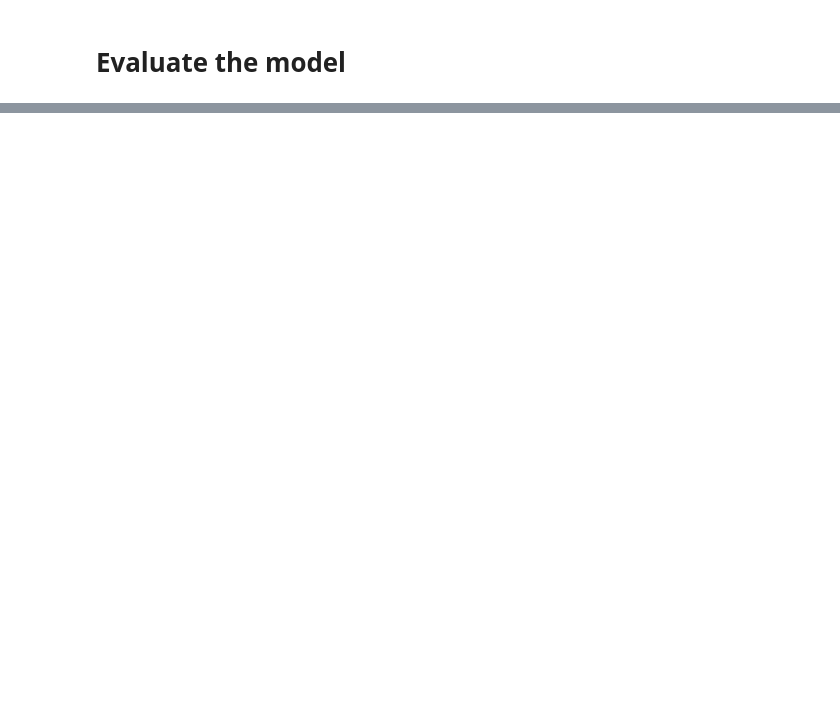
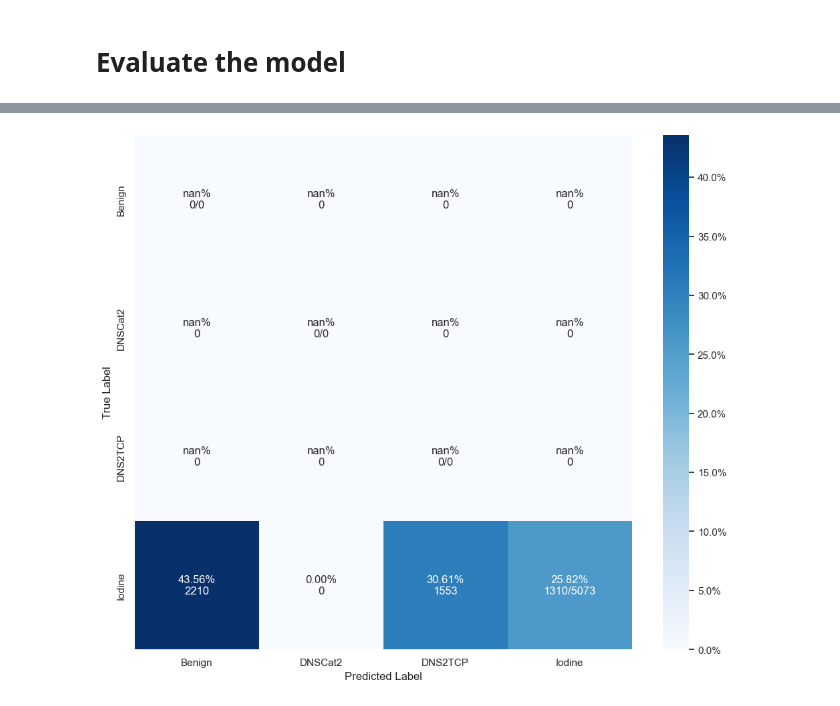
Before and after one commit to KamiYuri/doh-exfitration-detector, a Jupyter notebook: run_model.ipynb, the cells around one changed output, grey strips where cells are left out. Drawn from its saved outputs; the diff is of its cells as text; code cells hidden in the pictures; blank space fills up the shorter version.

```diff
--- a/run_model.ipynb
+++ b/run_model.ipynb
@@ -27,14 +29,14 @@ print(this_dir)
 
 # NUM_FEATURE = len(data_test_without_flow.columns) - 1
 NUM_FEATURE = 512
-NUM_PACKETS_PER_FLOW = 15
+NUM_PACKETS_PER_FLOW = 20
 EPOCHS = 5
-NUM_CLASSES = 3
+NUM_CLASSES = 4
 
 EXPERIMENT_NAME = f"RUN-{NUM_PACKETS_PER_FLOW}-{NUM_FEATURE}"
 
 
-MODEL_PATH = this_dir / "results" / "model.keras"
+MODEL_PATH = Path('/home/bkcs/Desktop/DOH-ONLY-CHROME-GOOGLE-20-512-REDUCED/model.h5')
 # MODEL_PATH = this_dir / "results" / f"DED-{NUM_PACKETS_PER_FLOW}-{NUM_FEATURE}-NEW" / "model.keras"
 
 print("Model path: ",  MODEL_PATH)
@@ -55,14 +57,14 @@ data_dir = this_dir
 class Label(Enum):
     benign = 0
     dnscat2 = 1
-    # dns2tcp = 2
-    iodine = 2
+    dns2tcp = 2
+    iodine = 3
 
-label_str = 'iodine'
 
-data = pd.read_csv(data_dir / 'dataset' / "iodine_real_1111.csv", nrows=None)
-# data = pd.read_csv(data_dir / "tung" / f"{label_str}" / f"out.csv")
-data['label'] = Label[label_str].value
+datapath = Path("/home/bkcs/Downloads/Telegram Desktop/iodine_real.csv")
+
+data = pd.read_csv(datapath, nrows=None)
+data['label'] = Label['iodine'].value
 
 print(str(data.groupby('flow_id').size().count()))
 # %% [output]
@@ -106,7 +108,7 @@ x_test shape:  (252, 15, 512, 1)
 # %% [markdown]
 # Load the model
 # %%
-model = tf.keras.models.load_model(MODEL_PATH)
+model = tf.keras.models.load_model("/home/bkcs/Desktop/DOH-ONLY-CHROME-GOOGLE-20-512-REDUCED/model.h5")
 
 model.summary()
 # %% [output]
@@ -209,0 +171,62 @@ Percentage of 2: 68.65079365079364%
+# %%
+from matplotlib.ticker import PercentFormatter
+import matplotlib.pyplot as plt
+import seaborn as sns
+from sklearn.metrics import confusion_matrix
+
+
+def cm_analysis(y_true, y_pred, labels, classes, ymap=None, figsize=(17, 17)):
+    """
+    Generate matrix plot of confusion matrix with pretty annotations.
+    The plot image is saved to disk.
+    args:
+      y_true:    true label of the data, with shape (nsamples,)
+      y_pred:    prediction of the data, with shape (nsamples,)
+      filename:  filename of figure file to save
+      labels:    string array, name the order of class labels in the confusion matrix.
+                 use `clf.classes_` if using scikit-learn models.
+                 with shape (nclass,).
+      classes:   aliases for the labels. String array to be shown in the cm plot.
+      ymap:      dict: any -> string, length == nclass.
+                 if not None, map the labels & ys to more understandable strings.
+                 Caution: original y_true, y_pred and labels must align.
+      figsize:   the size of the figure plotted.
+    """
+    sns.set(font_scale=1)
+
+    if ymap is not None:
+        y_pred = [ymap[yi] for yi in y_pred]
+        y_true = [ymap[yi] for yi in y_true]
+        labels = [ymap[yi] for yi in labels]
+    cm = confusion_matrix(y_true, y_pred, labels=labels)
+    cm_sum = np.sum(cm, axis=1, keepdims=True)
+    cm_perc = cm / cm_sum.astype(float) * 100
+    annot = np.empty_like(cm).astype(str)
+    nrows, ncols = cm.shape
+    for i in range(nrows):
+        for j in range(ncols):
+            c = cm[i, j]
+            p = cm_perc[i, j]
+            if i == j:
+                s = cm_sum[i]
+                annot[i, j] = '%.2f%%\n%d/%d' % (p, c, s[0])
+            #elif c == 0:
+            #    annot[i, j] = ''
+            else:
+                annot[i, j] = '%.2f%%\n%d' % (p, c)
+    cm = confusion_matrix(y_true, y_pred, labels=labels, normalize='true')
+    cm = pd.DataFrame(cm, index=labels, columns=labels)
+    cm = cm * 100
+    cm.index.name = 'True Label'
+    cm.columns.name = 'Predicted Label'
+    fig, ax = plt.subplots(figsize=figsize)
+    plt.yticks(va='center')
+
+    sns.heatmap(cm, annot=annot, fmt='', ax=ax, xticklabels=classes, cbar=True, cbar_kws={'format': PercentFormatter()},
+                yticklabels=classes, cmap="Blues")
+
+
+cm_analysis(y_true=label_test, y_pred=flow_pred, labels=[0, 1, 2, 3],
+            classes=['Benign', 'DNSCat2', 'DNS2TCP', 'Iodine'], figsize=(12, 10))
+# %% [output]
+[figure, added]
```
Also changed, not shown: parts of 11 cells of this notebook, 2 other files.
